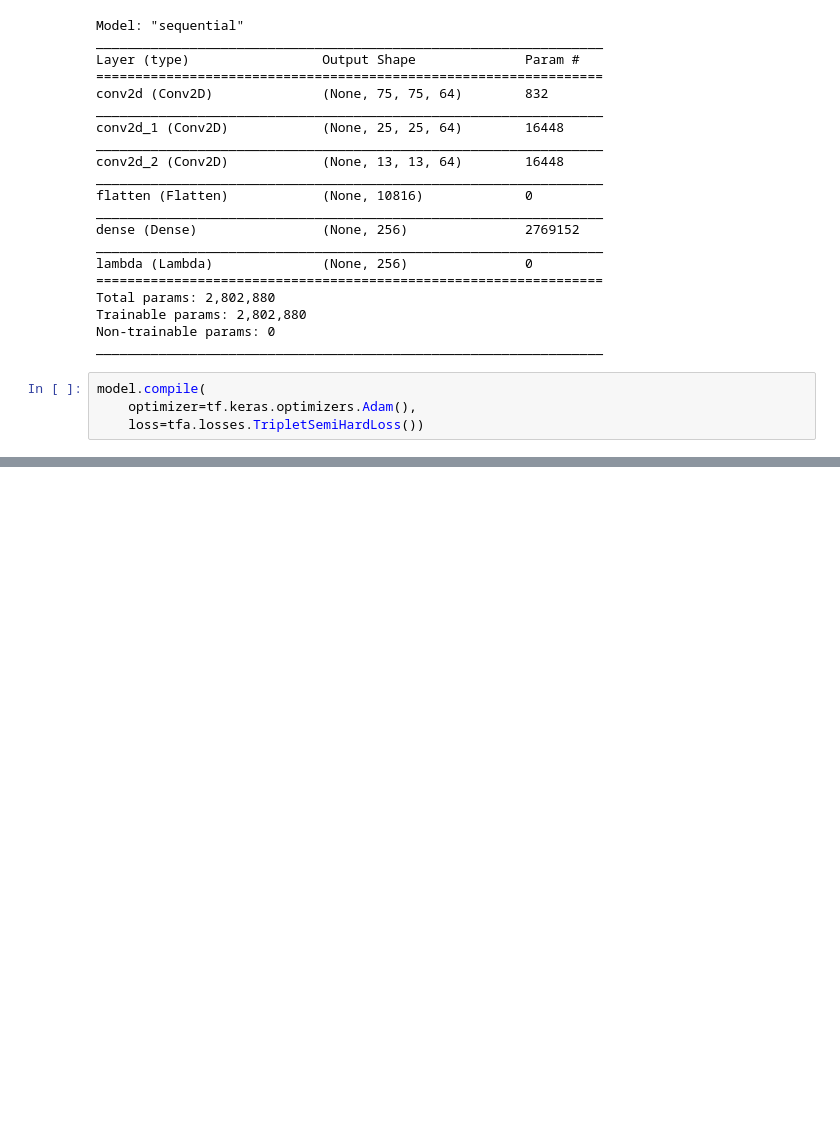
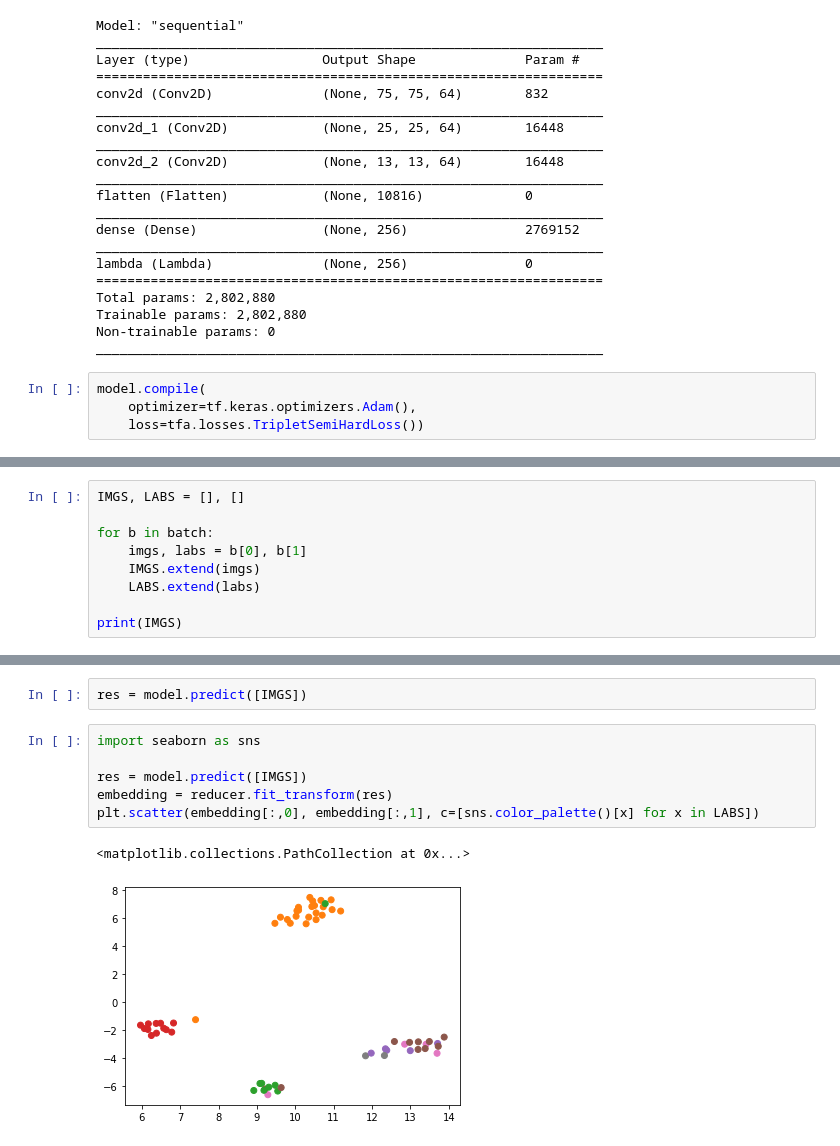
Before and after one commit to gengler1123/Triplet_Loss_Demo, a Jupyter notebook: notebooks/PlantImages.ipynb, the cells around one changed output, grey strips where cells are left out. Drawn from its saved outputs; the diff is of its cells as text; blank space fills up the shorter version.

```diff
--- a/notebooks/PlantImages.ipynb
+++ b/notebooks/PlantImages.ipynb
@@ -190,0 +274,9 @@ Epoch 1/20
+# %%
+IMGS, LABS = [], []
+
+for b in batch:
+    imgs, labs = b[0], b[1]
+    IMGS.extend(imgs)
+    LABS.extend(labs)
+
+print(IMGS)
@@ -190,0 +301,11 @@ Epoch 1/20
+# %%
+res = model.predict([IMGS])
+# %%
+import seaborn as sns
+
+res = model.predict([IMGS])
+embedding = reducer.fit_transform(res)
+plt.scatter(embedding[:,0], embedding[:,1], c=[sns.color_palette()[x] for x in LABS])
+# %% [output]
+<matplotlib.collections.PathCollection at 0x...>
+[figure, added]
```
Also changed, not shown: parts of 17 cells of this notebook, 9 other files.
